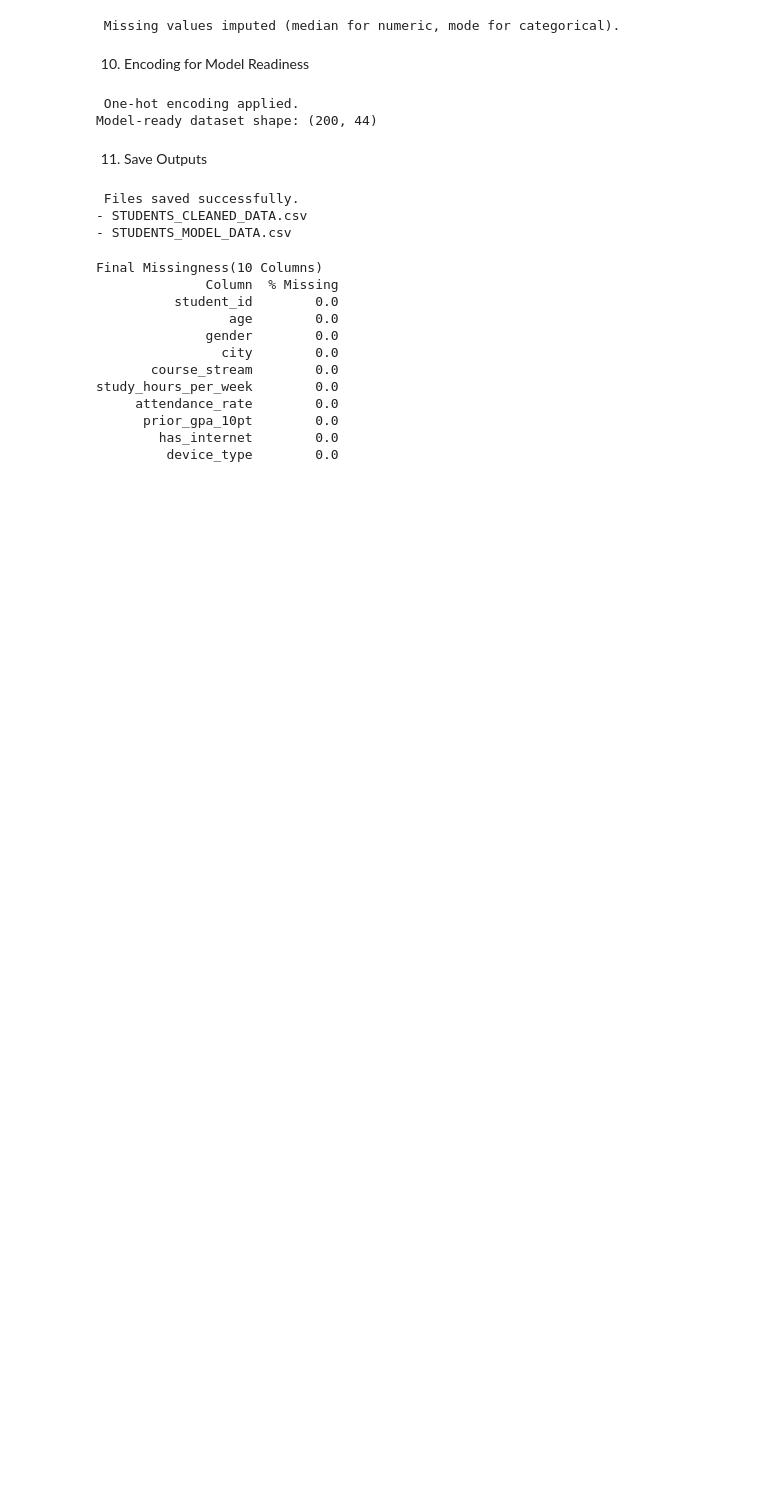
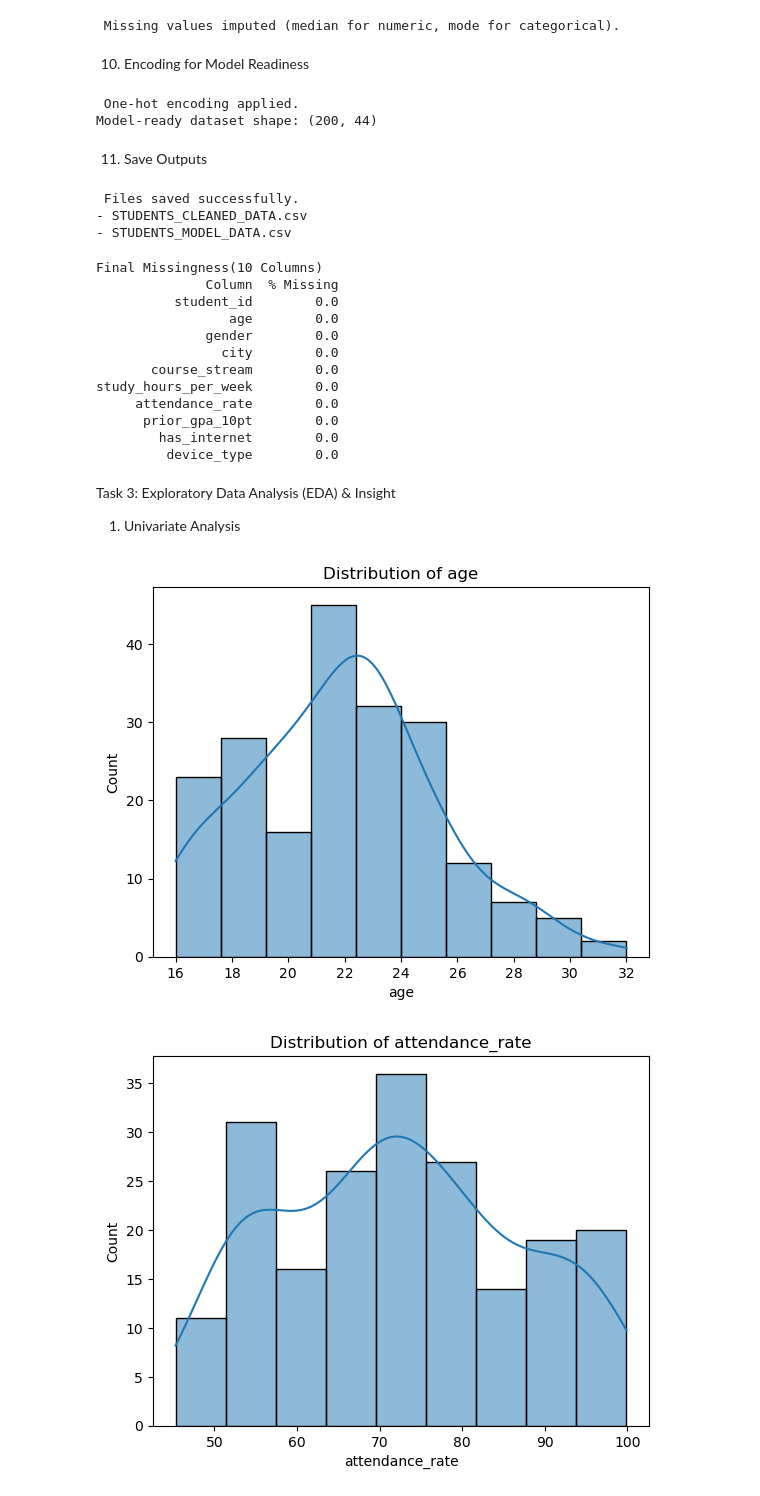
Before and after one commit to monishrees/AI-Intern_MoniShree, a Jupyter notebook: MoniShree_Task1_Task2.ipynb, the cells around one changed output. Cells and saved outputs as stored; diff of their text form; code cells hidden in the pictures; blank space fills up the shorter version.

```diff
--- a/MoniShree_Task1_Task2.ipynb
+++ b/MoniShree_Task1_Task2.ipynb
@@ -612,3 +612,19 @@ study_hours_per_week        0.0
       prior_gpa_10pt        0.0
         has_internet        0.0
          device_type        0.0
+# %% [markdown]
+Task 3: Exploratory Data Analysis (EDA) & Insight
+1. Univariate Analysis
+# %%
+# Plot distributions of key numeric variables
+numeric_cols = ['age', 'attendance_rate', 'prior_gpa_10pt',
+                'study_hours_per_week', 'test_score']
+
+for col in numeric_cols:
+    plt.figure()
+    sns.histplot(df[col], kde=True)
+    plt.title(f"Distribution of {col}")
+    plt.show()
+# %% [output]
+[figure, added]
+[figure, added]
```
Also changed, not shown: parts of 29 cells of this notebook, 3 other files.
